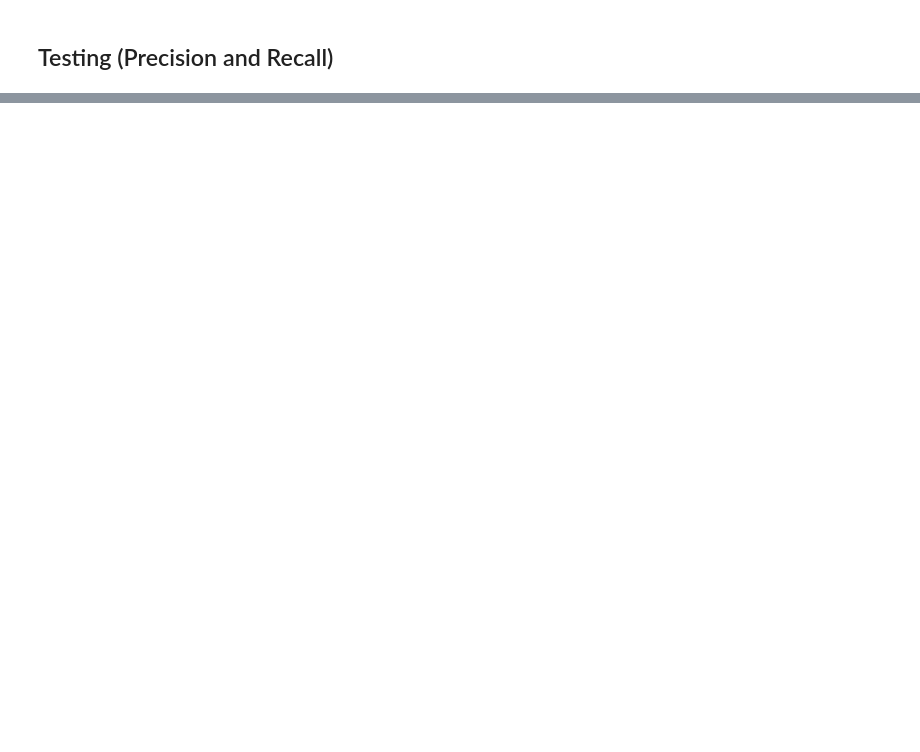
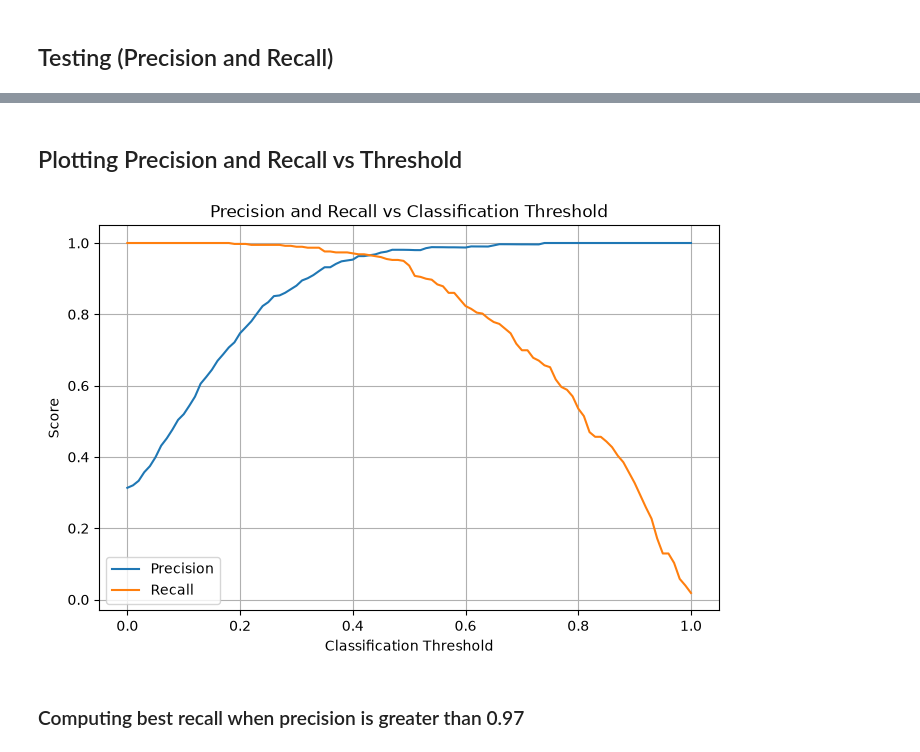
Before and after one commit to vibhav-gupta-1989/Spam-Email-Classifier, a Jupyter notebook: Spam Classifier.ipynb, the cells around one changed output, grey strips where cells are left out. Saved outputs shown, nothing was run; the diff lists cells and outputs as text; code cells hidden in the pictures; blank space fills up the shorter version.

Commit message:
Compute precision and recall curve for various thresholds

```diff
--- a/Spam Classifier.ipynb
+++ b/Spam Classifier.ipynb
@@ -293 +293,36 @@ print(recall_score(y_test, predictions))
 0.9076517150395779
+# %% [markdown]
+## Plotting Precision and Recall vs Threshold
+# %%
+import numpy as np
+import matplotlib.pyplot as plt
+from sklearn.metrics import precision_score, recall_score
+
+# Probability that each email is spam
+y_prob = forest_clf.predict_proba(X_test_scaled)[:, 1]
+
+thresholds = np.arange(0.0, 1.01, 0.01)
+
+precisions = []
+recalls = []
+
+for threshold in thresholds:
+    y_pred = (y_prob >= threshold).astype(int)
+
+    precisions.append(precision_score(y_test, y_pred, zero_division=0))
+    recalls.append(recall_score(y_test, y_pred, zero_division=0))
+
+plt.figure(figsize=(8, 5))
+plt.plot(thresholds, precisions, label="Precision")
+plt.plot(thresholds, recalls, label="Recall")
+
+plt.xlabel("Classification Threshold")
+plt.ylabel("Score")
+plt.title("Precision and Recall vs Classification Threshold")
+plt.legend()
+plt.grid()
+plt.show()
+# %% [output]
+[figure, added]
+# %% [markdown]
+### Computing best recall when precision is greater than 0.97
```
Also changed, not shown: parts of 4 cells of this notebook.
